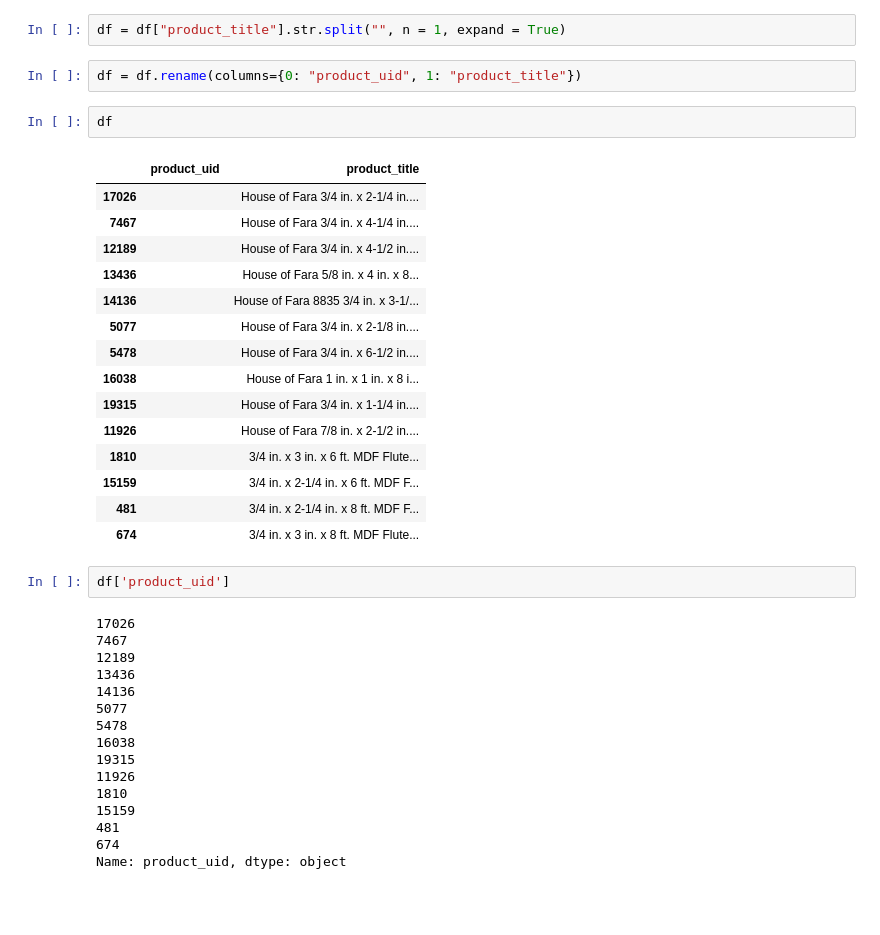
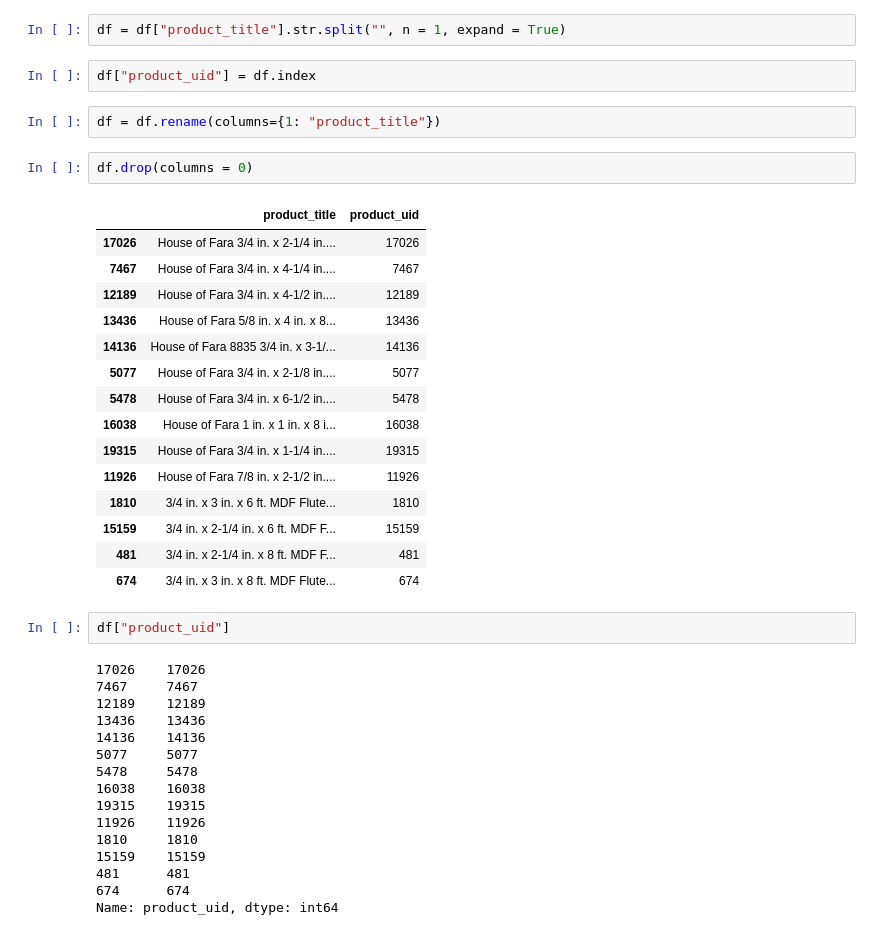
Before and after one commit to shrutiguptabu/INFSCI_2140_Project, a Jupyter notebook: scripts/pyNotebooks/Recommendation3.ipynb, the cells around one changed output. Saved outputs shown, nothing was run; the diff lists cells and outputs as text; blank space fills up the shorter version.

```diff
--- a/scripts/pyNotebooks/Recommendation3.ipynb
+++ b/scripts/pyNotebooks/Recommendation3.ipynb
@@ -322,41 +322,43 @@ df = get_recommendations('Lithonia Lighting Quantum 2-Light Black LED Emergency
 df = pd.DataFrame(data=df)
 # %%
 df = df["product_title"].str.split("", n = 1, expand = True)
+# %%
+df["product_uid"] = df.index
 # %%
-df = df.rename(columns={0: "product_uid", 1: "product_title"})
+df = df.rename(columns={1: "product_title"})
+# %%
+df.drop(columns = 0)
+# %% [output]
+|  | product_title | product_uid |
+| 17026 | House of Fara 3/4 in. x 2-1/4 in.... | 17026 |
+| 7467 | House of Fara 3/4 in. x 4-1/4 in.... | 7467 |
+| 12189 | House of Fara 3/4 in. x 4-1/2 in.... | 12189 |
+| 13436 | House of Fara 5/8 in. x 4 in. x 8... | 13436 |
+| 14136 | House of Fara 8835 3/4 in. x 3-1/... | 14136 |
+| 5077 | House of Fara 3/4 in. x 2-1/8 in.... | 5077 |
+| 5478 | House of Fara 3/4 in. x 6-1/2 in.... | 5478 |
+| 16038 | House of Fara 1 in. x 1 in. x 8 i... | 16038 |
+| 19315 | House of Fara 3/4 in. x 1-1/4 in.... | 19315 |
+| 11926 | House of Fara 7/8 in. x 2-1/2 in.... | 11926 |
+| 1810 | 3/4 in. x 3 in. x 6 ft. MDF Flute... | 1810 |
+| 15159 | 3/4 in. x 2-1/4 in. x 6 ft. MDF F... | 15159 |
+| 481 | 3/4 in. x 2-1/4 in. x 8 ft. MDF F... | 481 |
+| 674 | 3/4 in. x 3 in. x 8 ft. MDF Flute... | 674 |
 # %%
-df
+df["product_uid"]
 # %% [output]
-|  | product_uid | product_title |
-| 17026 |  | House of Fara 3/4 in. x 2-1/4 in.... |
-| 7467 |  | House of Fara 3/4 in. x 4-1/4 in.... |
-| 12189 |  | House of Fara 3/4 in. x 4-1/2 in.... |
-| 13436 |  | House of Fara 5/8 in. x 4 in. x 8... |
-| 14136 |  | House of Fara 8835 3/4 in. x 3-1/... |
-| 5077 |  | House of Fara 3/4 in. x 2-1/8 in.... |
-| 5478 |  | House of Fara 3/4 in. x 6-1/2 in.... |
-| 16038 |  | House of Fara 1 in. x 1 in. x 8 i... |
-| 19315 |  | House of Fara 3/4 in. x 1-1/4 in.... |
-| 11926 |  | House of Fara 7/8 in. x 2-1/2 in.... |
-| 1810 |  | 3/4 in. x 3 in. x 6 ft. MDF Flute... |
-| 15159 |  | 3/4 in. x 2-1/4 in. x 6 ft. MDF F... |
-| 481 |  | 3/4 in. x 2-1/4 in. x 8 ft. MDF F... |
-| 674 |  | 3/4 in. x 3 in. x 8 ft. MDF Flute... |
+17026    17026
+7467     7467
+12189    12189
+13436    13436
+14136    14136
+5077     5077
+5478     5478
+16038    16038
+19315    19315
+11926    11926
+1810     1810
+15159    15159
+481      481
+674      674
+Name: product_uid, dtype: int64
-# %%
-df['product_uid']
-# %% [output]
-17026
-7467
-12189
-13436
-14136
-5077
-5478
-16038
-19315
-11926
-1810
-15159
-481
-674
-Name: product_uid, dtype: object
```
